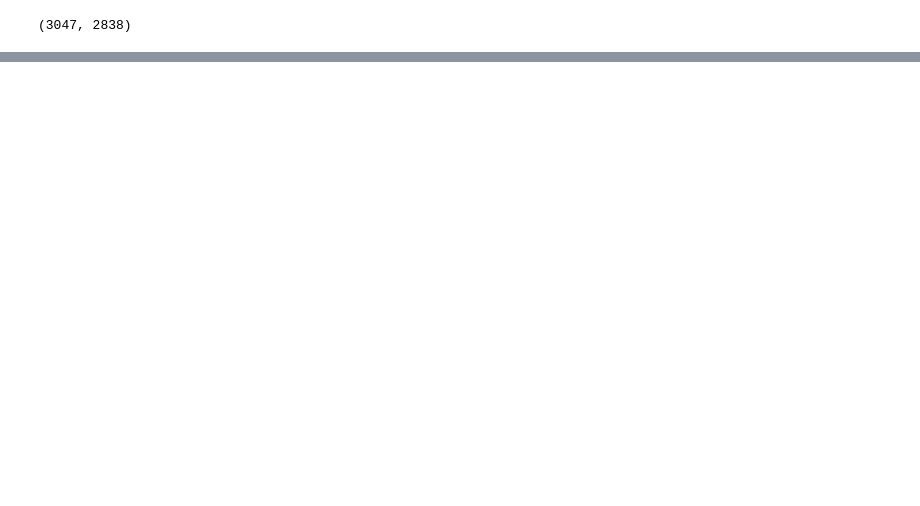
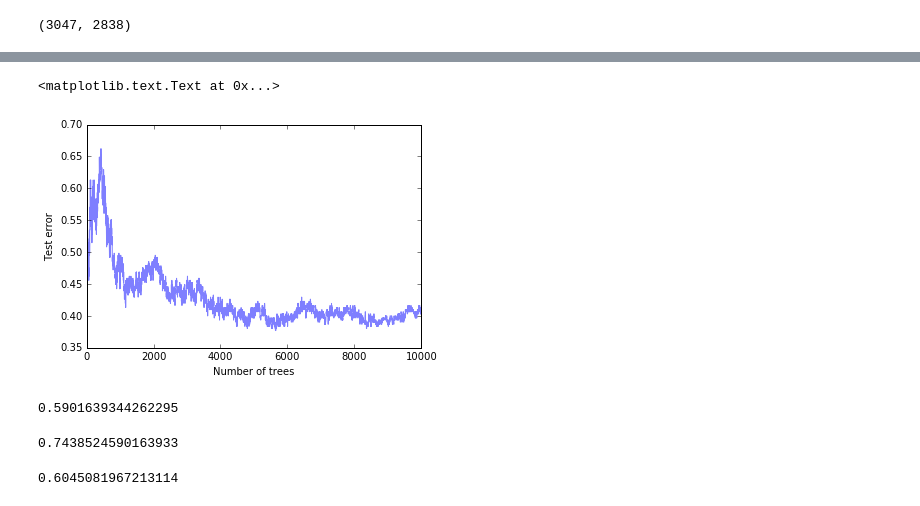
Before and after one commit to eng543/genderClassification_postScraping, a Jupyter notebook: Modeling/boosting.ipynb, the cells around one changed output, grey strips where cells are left out. Cells and saved outputs as stored; diff of their text form; code cells hidden in the pictures; blank space fills up the shorter version.

```diff
--- a/Modeling/boosting.ipynb
+++ b/Modeling/boosting.ipynb
@@ -78,0 +79,20 @@ plt.xlabel('Number of trees')
+# %%
+plt.plot(range(1, n_trees + 1), test_errors, 'b', alpha=0.5)
+plt.legend()
+plt.ylabel('Test error')
+plt.xlabel('Number of trees')
+# %% [output]
+<matplotlib.text.Text at 0x...>
+[figure, added]
+# %%
+bdt.score(X_test, y_test)
+# %% [output]
+0.5901639344262295
+# %%
+y_test_vect = label_binarize(y_test, classes=[0, 1, 2, 3, 4])
+y_pred = bdt.predict(X_test)
+y_pred_vect = label_binarize(y_pred, classes=[0, 1, 2, 3, 4])
+roc_scores = roc_auc_score(y_test_vect, y_pred_vect, average='micro')
+roc_scores
+# %% [output]
+0.7438524590163933
@@ -78,0 +108,5 @@ plt.xlabel('Number of trees')
+# %%
+zeror_roc = roc_auc_score(y_test_vect, zeror_pred, average='micro')
+zeror_roc
+# %% [output]
+0.6045081967213114
```
Also changed, not shown: parts of 10 cells of this notebook, 15 other files.
